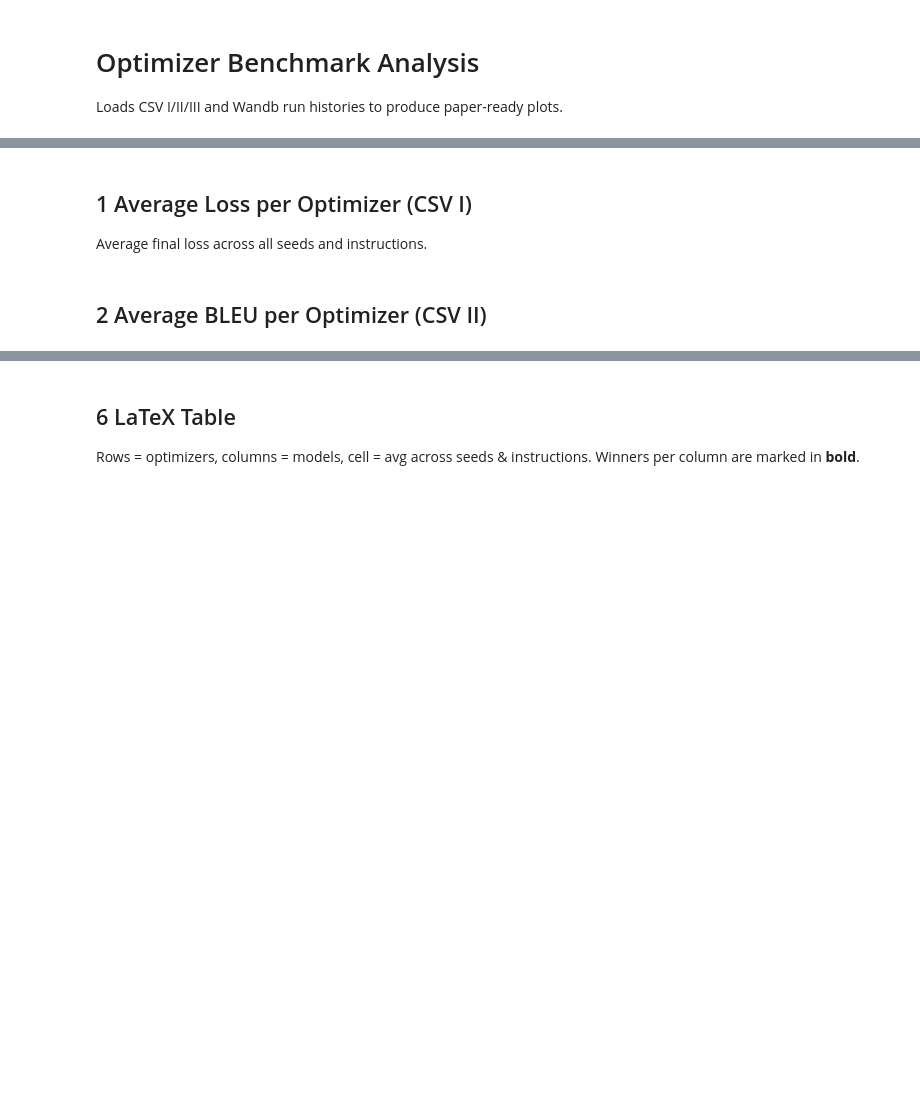
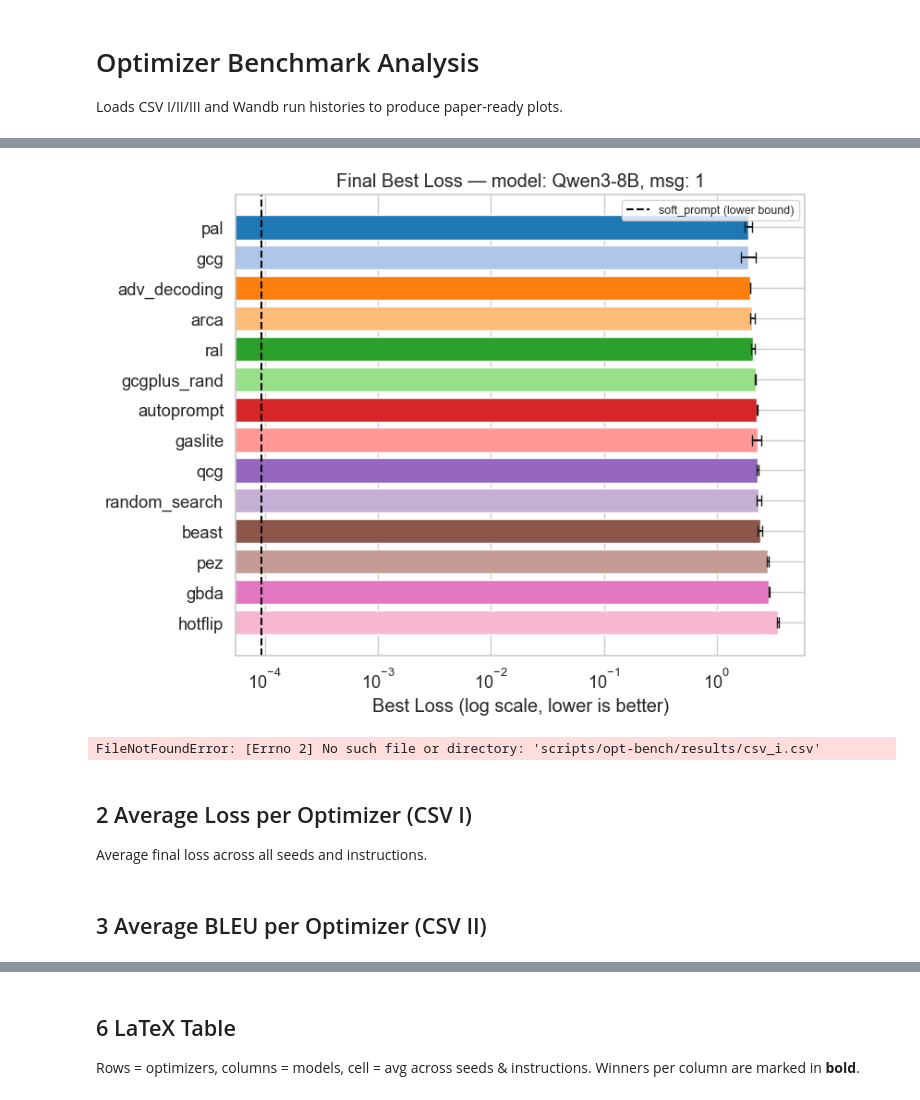
Before and after one commit to matanbt/TROPT, a Jupyter notebook: scripts/opt-bench/analyze.ipynb, the cells around one changed output, grey strips where cells are left out. Drawn from its saved outputs; the diff is of its cells as text; code cells hidden in the pictures; blank space fills up the shorter version.

```diff
--- a/scripts/opt-bench/analyze.ipynb
+++ b/scripts/opt-bench/analyze.ipynb
@@ -41,5 +163,58 @@ print("Optimizers:", csv_i["optimizer_name"].unique().tolist())
+# %%
+# ── Horizontal bar chart: final best_loss per optimizer ────────────────────
+# Uses the same `histories` dict from the download cell above.
+# Each bar = mean of final best_loss across seeds; error bar = std across seeds.
+
+final_losses = {}
+for opt_name, seed_hists in histories.items():
+    finals = [h["best_loss"].iloc[-1] for h in seed_hists.values() if not h.empty]
+    if finals:
+        final_losses[opt_name] = finals
+
+opts = sorted(final_losses.keys(), key=lambda o: np.mean(final_losses[o]))
+means = [np.mean(final_losses[o]) for o in opts]
+stds  = [np.std(final_losses[o]) for o in opts]
+
+fig, ax = plt.subplots(figsize=(8, max(4, len(opts) * 0.45)))
+colors = sns.color_palette(PALETTE, len(opts))
+ax.barh(opts, means, xerr=stds, capsize=4, color=colors, edgecolor="white")
+ax.set_xscale("log")
+ax.set_xlabel("Best Loss (log scale, lower is better)")
+ax.set_title(f"Final Best Loss — model: {CHOSEN_MODEL.split('/')[-1]}, msg: {CHOSEN_MSG_ID}")
+ax.invert_yaxis()
+
+# Add lower-bound line if available
+if lb_histories:
+    lb_finals = [h["best_loss"].iloc[-1] for h in lb_histories.values() if not h.empty]
+    if lb_finals:
+        lb_mean = np.mean(lb_finals)
+        ax.axvline(lb_mean, color="black", linestyle="--", linewidth=1.5, label="soft_prompt (lower bound)")
+        ax.legend(fontsize=9)
+
+plt.tight_layout()
+fig.savefig(f"{RESULTS_DIR}/fig_bar_best_loss_m{CHOSEN_MSG_ID}.pdf", dpi=FIG_DPI, bbox_inches="tight")
+plt.show()
+# %% [output]
+[figure, added]
+# %%
+# ── Load CSVs (needed for sections 2+) ───────────────────────────────────
+CSV_I_PATH  = f"{RESULTS_DIR}/csv_i.csv"
+CSV_II_PATH = f"{RESULTS_DIR}/csv_ii.csv"
+CSV_III_PATH = f"{RESULTS_DIR}/csv_iii.csv"
+
+csv_i   = pd.read_csv(CSV_I_PATH)
+csv_ii  = pd.read_csv(CSV_II_PATH)
+csv_iii = pd.read_csv(CSV_III_PATH)
+
+print(f"CSV I  rows: {len(csv_i)}")
+print(f"CSV II rows: {len(csv_ii)}")
+print(f"CSV III rows: {len(csv_iii)}")
+print("Models:", csv_i["model_name"].unique().tolist())
+print("Optimizers:", csv_i["optimizer_name"].unique().tolist())
+# %% [output]
+FileNotFoundError: [Errno 2] No such file or directory: 'scripts/opt-bench/results/csv_i.csv'
 # %% [markdown]
-## 1  Average Loss per Optimizer (CSV I)
+## 2  Average Loss per Optimizer (CSV I)
 
 Average final loss across all seeds and instructions.
 # %%
@@ -74,7 +249,7 @@ agg_loss = bar_plot(csv_i, "best_loss", "Average Final Loss per Optimizer", "Los
                     output_file=f"{RESULTS_DIR}/fig_avg_loss.pdf")
 agg_loss
 # %% [markdown]
-## 2  Average BLEU per Optimizer (CSV II)
+## 3  Average BLEU per Optimizer (CSV II)
 # %%
 agg_bleu = bar_plot(csv_ii, "bleu", "Average BLEU Score per Optimizer", "BLEU (↑ better)",
                     output_file=f"{RESULTS_DIR}/fig_avg_bleu.pdf")
```
Also changed, not shown: parts of 11 cells of this notebook, 2 other files.
